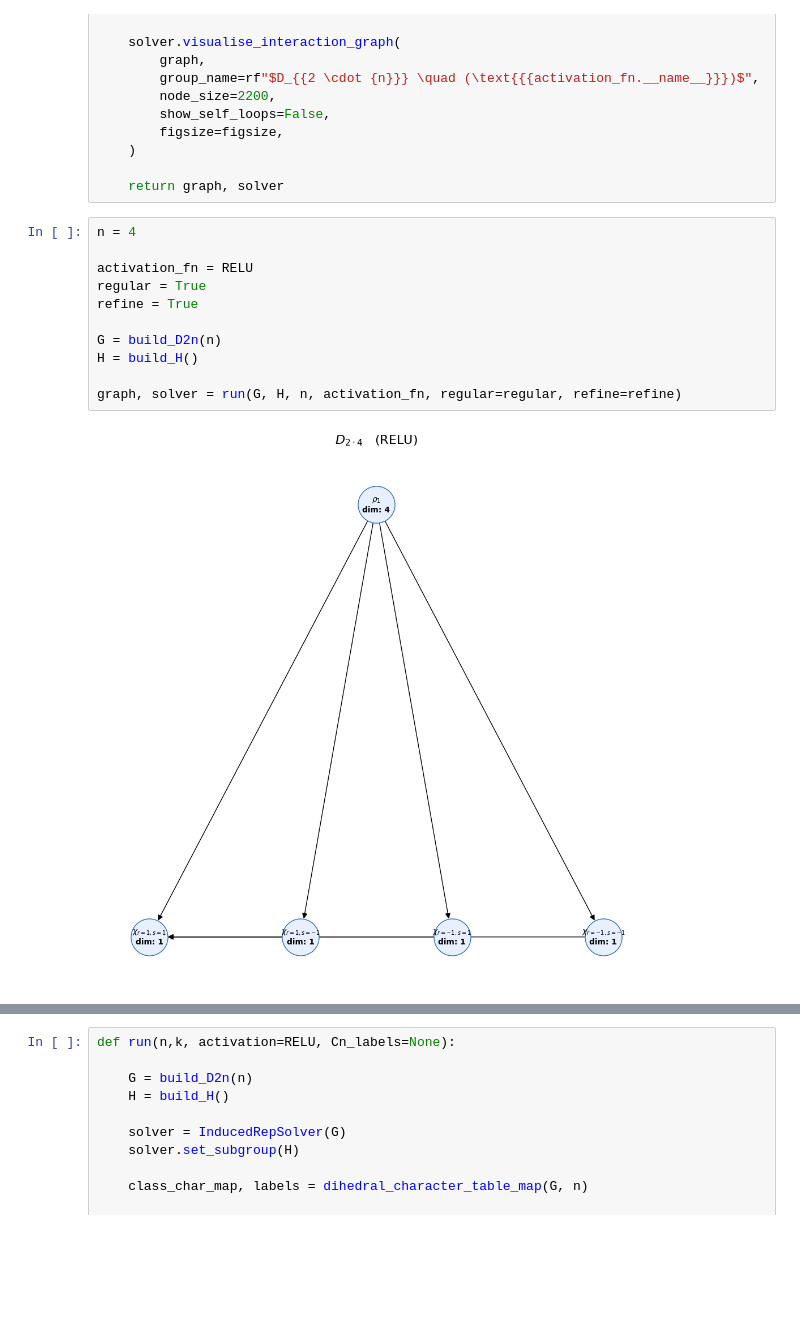
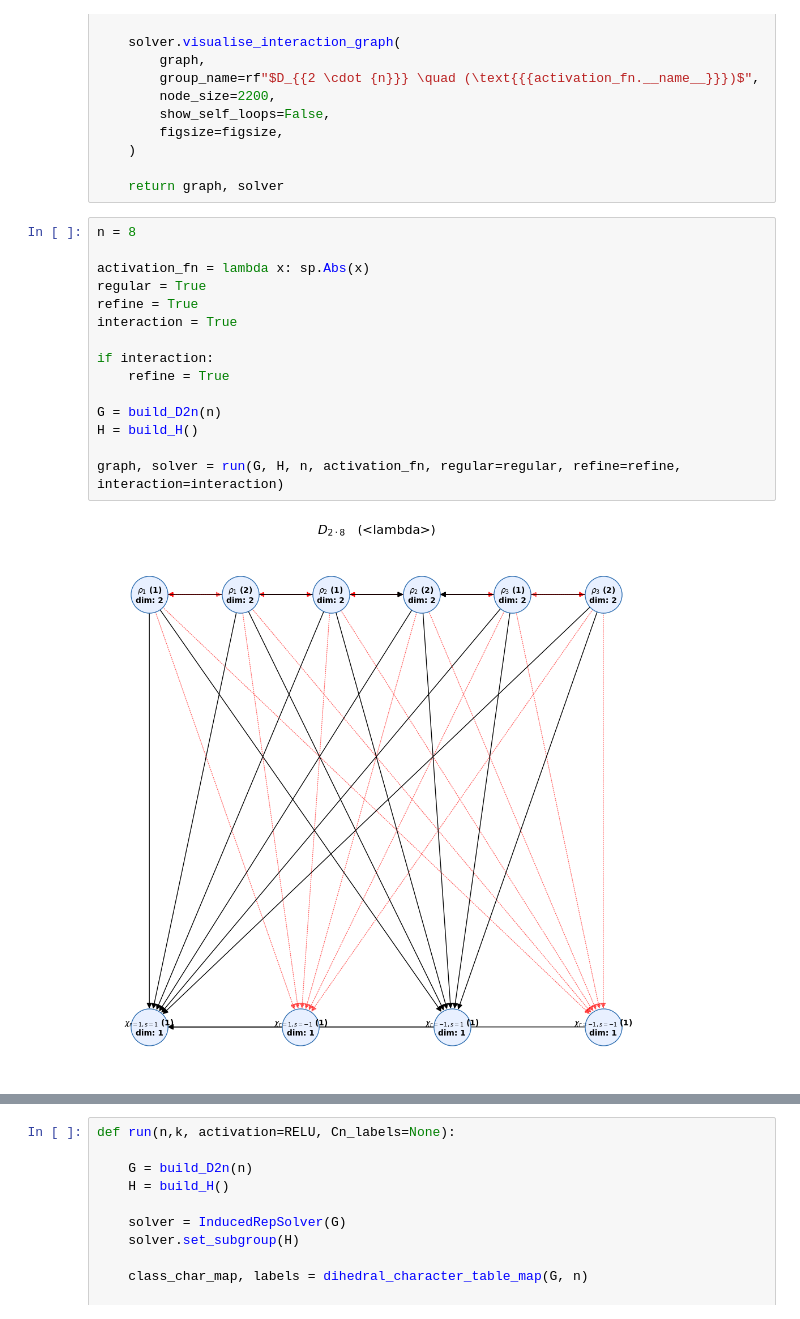
Before and after one commit to ManiShayestehfar/Masters, a Jupyter notebook: equivarient_NN/finite_groups/D2n.ipynb, the cells around one changed output, grey strips where cells are left out. Cells and saved outputs as stored; diff of their text form; blank space fills up the shorter version.

```diff
--- a/equivarient_NN/finite_groups/D2n.ipynb
+++ b/equivarient_NN/finite_groups/D2n.ipynb
@@ -181,15 +181,19 @@ def run(G,H,n, activation_fn,
 
     return graph, solver
 # %%
-n = 4
+n = 8
 
-activation_fn = RELU
+activation_fn = lambda x: sp.Abs(x)
 regular = True
 refine = True
+interaction = True
+
+if interaction:
+    refine = True
 
 G = build_D2n(n)
 H = build_H()
 
-graph, solver = run(G, H, n, activation_fn, regular=regular, refine=refine)
+graph, solver = run(G, H, n, activation_fn, regular=regular, refine=refine, interaction=interaction)
 # %% [output]
-[figure, old version]
+[figure, new version]
```
Also changed, not shown: parts of 2 cells of this notebook, 6 other files.
